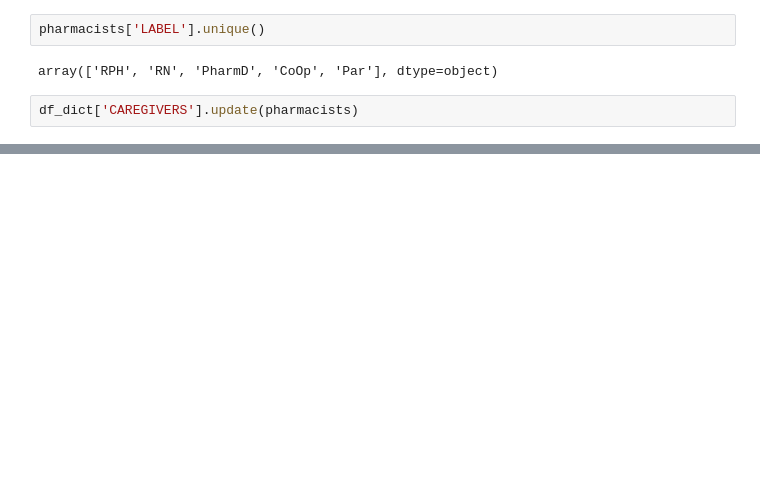
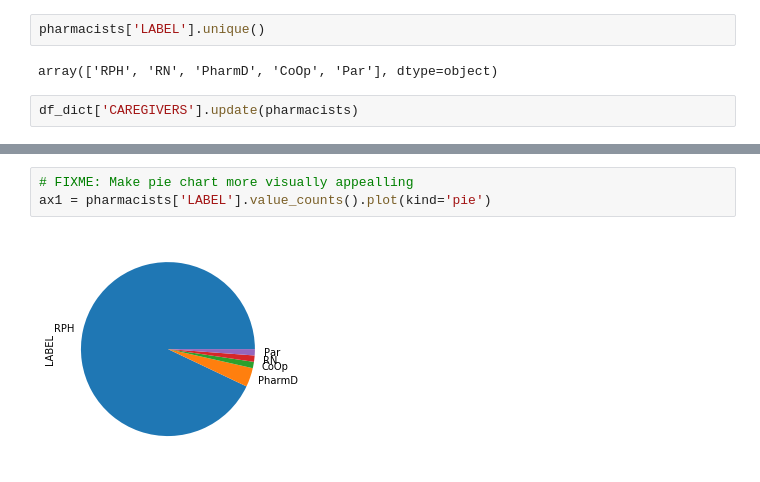
Before and after one commit to rmutalik/ongoing-project, a Jupyter notebook: MIMIC-III.ipynb, the cells around one changed output, grey strips where cells are left out. Saved outputs shown, nothing was run; the diff lists cells and outputs as text; blank space fills up the shorter version.

Commit message:
Started data visualizations

```diff
--- a/MIMIC-III.ipynb
+++ b/MIMIC-III.ipynb
@@ -287,0 +345,5 @@ df_admissions.isna().sum()
+# %%
+# FIXME: Make pie chart more visually appealling
+ax1 = pharmacists['LABEL'].value_counts().plot(kind='pie')
+# %% [output]
+[figure, added]
```
Also changed, not shown: parts of 9 cells of this notebook.
